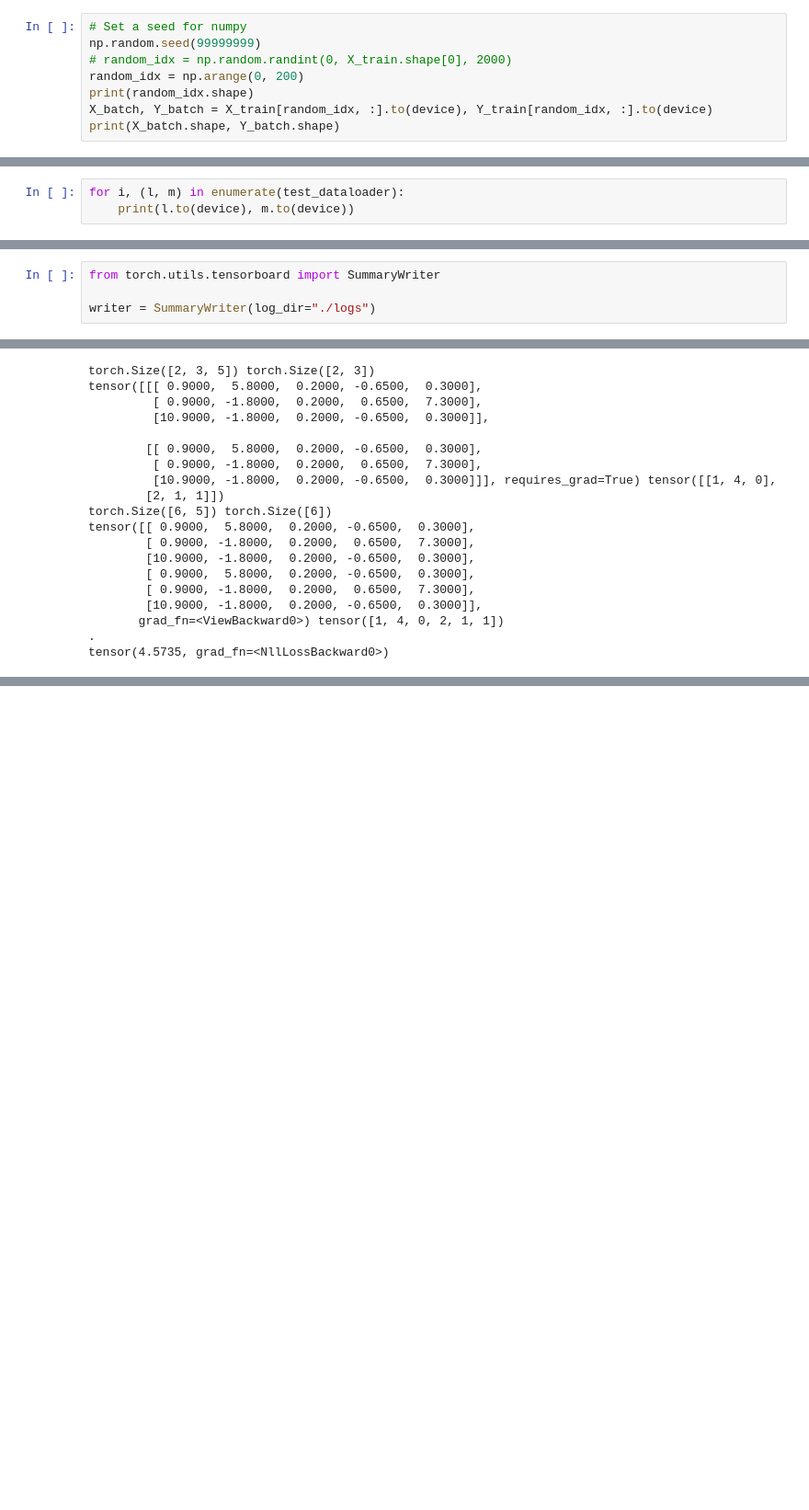
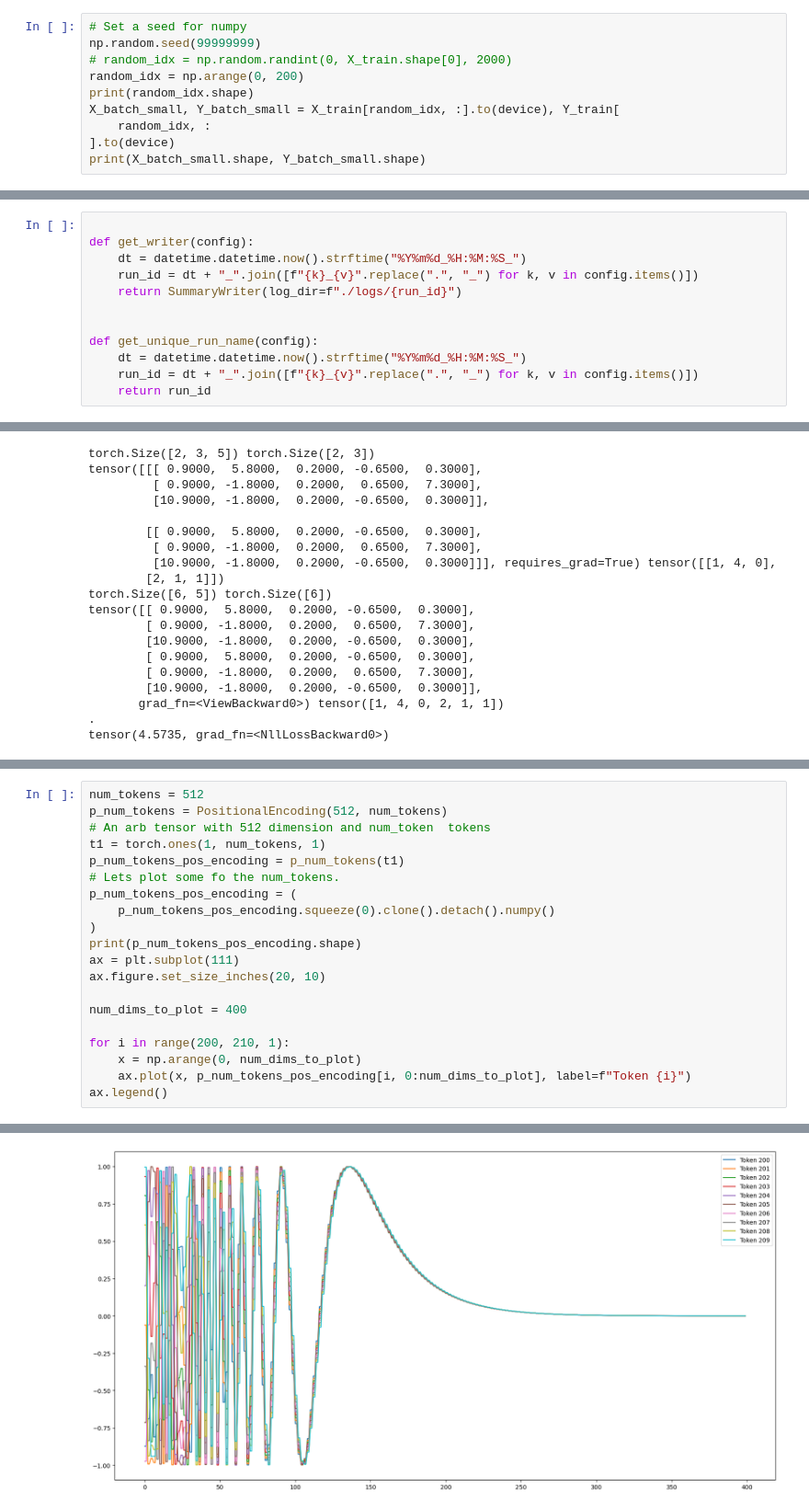
Before and after one commit to oleksandr-diudiun/mlx-week5, a Jupyter notebook: sid/notebooks/transformer.ipynb, the cells around one changed output, grey strips where cells are left out. Shown at 92% size. Drawn from its saved outputs; the diff is of its cells as text; blank space fills up the shorter version.

```diff
--- a/sid/notebooks/transformer.ipynb
+++ b/sid/notebooks/transformer.ipynb
@@ -584,7 +784,9 @@ np.random.seed(99999999)
 # random_idx = np.random.randint(0, X_train.shape[0], 2000)
 random_idx = np.arange(0, 200)
 print(random_idx.shape)
-X_batch, Y_batch = X_train[random_idx, :].to(device), Y_train[random_idx, :].to(device)
-print(X_batch.shape, Y_batch.shape)
+X_batch_small, Y_batch_small = X_train[random_idx, :].to(device), Y_train[
+    random_idx, :
+].to(device)
+print(X_batch_small.shape, Y_batch_small.shape)
 # %% [output]
 (200,)
@@ -592,3 +793,0 @@ torch.Size([200, 100]) torch.Size([200, 100])
-# %%
-for i, (l, m) in enumerate(test_dataloader):
-    print(l.to(device), m.to(device))
@@ -614,7 +795,3 @@ tensor([[   8,   16,  365,  ...,    6,  582,   11],
 ## Model training loop
 # %%
 train_loss_values = []
-# %%
-from torch.utils.tensorboard import SummaryWriter
-
-writer = SummaryWriter(log_dir="./logs")
@@ -621,3 +808,15 @@ writer = SummaryWriter(log_dir="./logs")
+# %%
+
+def get_writer(config):
+    dt = datetime.datetime.now().strftime("%Y%m%d_%H:%M:%S_")
+    run_id = dt + "_".join([f"{k}_{v}".replace(".", "_") for k, v in config.items()])
+    return SummaryWriter(log_dir=f"./logs/{run_id}")
+
+
+def get_unique_run_name(config):
+    dt = datetime.datetime.now().strftime("%Y%m%d_%H:%M:%S_")
+    run_id = dt + "_".join([f"{k}_{v}".replace(".", "_") for k, v in config.items()])
+    return run_id
 # %%
 n_epochs = 800
 epochs_iter = iter(range(1, n_epochs))
@@ -867,0 +1079,21 @@ tensor(4.5735, grad_fn=<NllLossBackward0>)
+# %%
+num_tokens = 512
+p_num_tokens = PositionalEncoding(512, num_tokens)
+# An arb tensor with 512 dimension and num_token  tokens
+t1 = torch.ones(1, num_tokens, 1)
+p_num_tokens_pos_encoding = p_num_tokens(t1)
+# Lets plot some fo the num_tokens.
+p_num_tokens_pos_encoding = (
+    p_num_tokens_pos_encoding.squeeze(0).clone().detach().numpy()
+)
+print(p_num_tokens_pos_encoding.shape)
+ax = plt.subplot(111)
+ax.figure.set_size_inches(20, 10)
+
+num_dims_to_plot = 400
+
+for i in range(200, 210, 1):
+    x = np.arange(0, num_dims_to_plot)
+    ax.plot(x, p_num_tokens_pos_encoding[i, 0:num_dims_to_plot], label=f"Token {i}")
+ax.legend()
+# %% [output]
@@ -867,0 +1103 @@ tensor(4.5735, grad_fn=<NllLossBackward0>)
+[figure, added]
```
Also changed, not shown: parts of 63 cells of this notebook, 7 other files.
